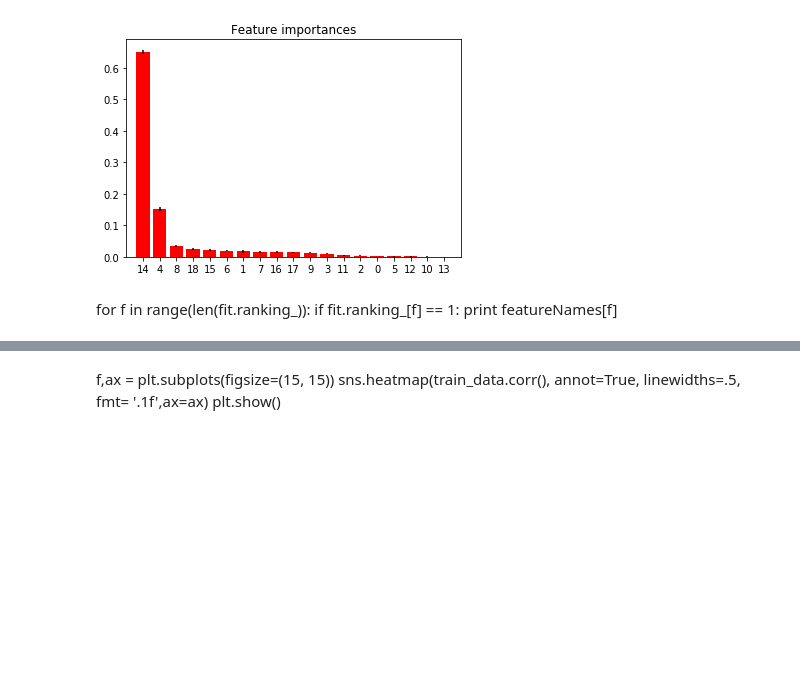
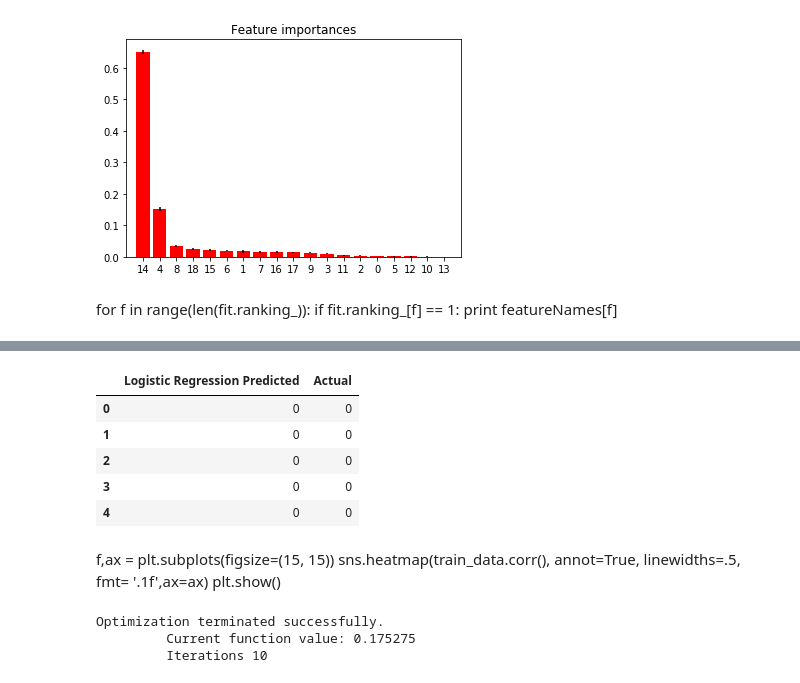
Before and after one commit to sslogar/STA4211Project, a Jupyter notebook: 4212NB.ipynb, the cells around one changed output, grey strips where cells are left out. Cells and saved outputs as stored; diff of their text form; code cells hidden in the pictures; blank space fills up the shorter version.

```diff
--- a/4212NB.ipynb
+++ b/4212NB.ipynb
@@ -606,10 +613,17 @@ lr_score = r2_score(y_test_int, yp)
 print("Variance score (r2_score): %f"%lr_score)
 # %%
 LRpredictions = pd.DataFrame(data=yp)
-frames = [LRpredictions, y_test_int.reset_index().iloc[:,1]]
+frames = [LRpredictions, ylr_test.reset_index().iloc[:,1]]
 modelTest = pd.concat(frames, axis=1)
 modelTest.columns = ["Logistic Regression Predicted", "Actual"]
-modelTest.head(15)
+modelTest.head(5)
+# %% [output]
+|  | Logistic Regression Predicted | Actual |
+| 0 | 0 | 0 |
+| 1 | 0 | 0 |
+| 2 | 0 | 0 |
+| 3 | 0 | 0 |
+| 4 | 0 | 0 |
 # %% [markdown]
 f,ax = plt.subplots(figsize=(15, 15))
 sns.heatmap(train_data.corr(), annot=True, linewidths=.5, fmt= '.1f',ax=ax)
@@ -617,7 +631,11 @@ plt.show()
 # %%
 import statsmodels.api as sm
 # %%
-model = sm.Logit(y_train_int, X_train_int)
+model = sm.Logit(ylr_train, Xlr_train)
 result = model.fit()
+# %% [output]
+Optimization terminated successfully.
+         Current function value: 0.175275
+         Iterations 10
 # %%
 result.summary()
```
Also changed, not shown: parts of 26 cells of this notebook, 1 other file.
